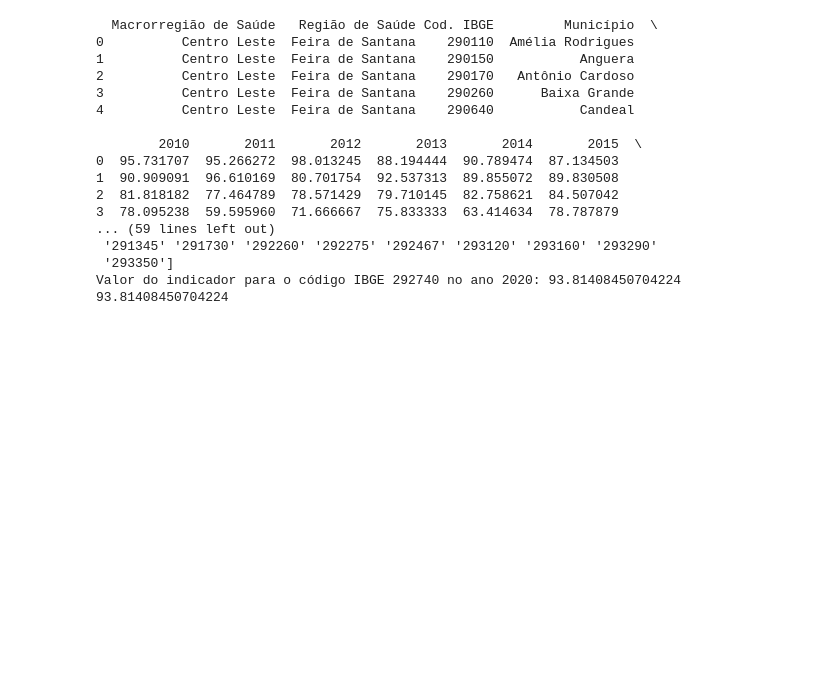
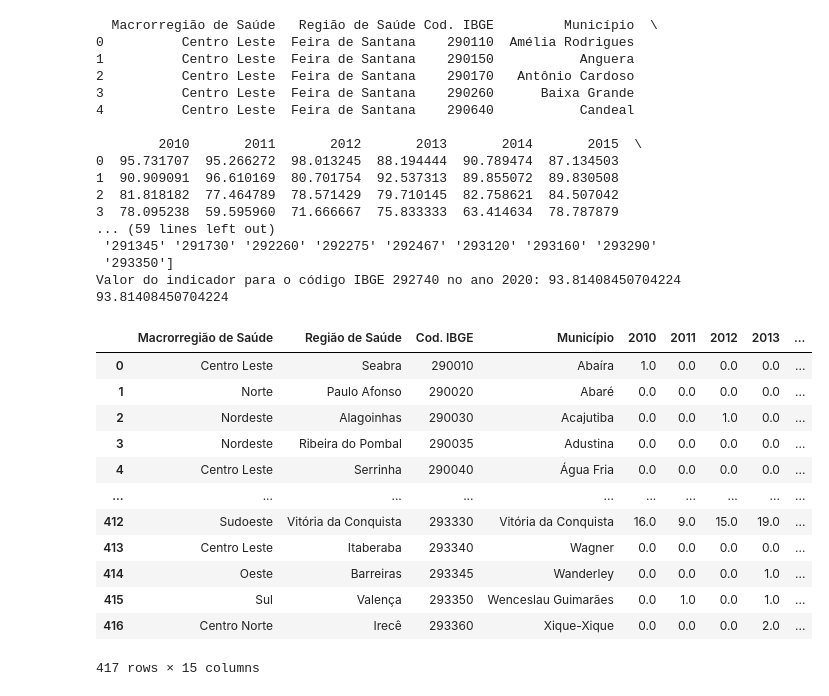
Before and after one commit to sasi-team/sasi-api, a Jupyter notebook: src/notebooks/estudos_saude_ibge.ipynb, the cells around one changed output. Drawn from its saved outputs; the diff is of its cells as text; code cells hidden in the pictures; blank space fills up the shorter version.

```diff
--- a/src/notebooks/estudos_saude_ibge.ipynb
+++ b/src/notebooks/estudos_saude_ibge.ipynb
@@ -895,3 +917,22 @@ print(get_indicator_value(df_indicador, 2927408, '2020'))
  '293350']
 Valor do indicador para o código IBGE 292740 no ano 2020: 93.81408450704224
 93.81408450704224
+# %%
+indicador_8 = pd.read_csv('../../assets/indicadores/indicador_8.csv')
+# Converter a coluna 'Cod. IBGE' para inteiro
+indicador_8['Cod. IBGE'] = indicador_8['Cod. IBGE'].astype(int)
+indicador_8
+# %% [output]
+|  | Macrorregião de Saúde | Região de Saúde | Cod. IBGE | Município | 2010 | 2011 | 2012 | 2013 | ... |
+| 0 | Centro Leste | Seabra | 290010 | Abaíra | 1.0 | 0.0 | 0.0 | 0.0 | ... |
+| 1 | Norte | Paulo Afonso | 290020 | Abaré | 0.0 | 0.0 | 0.0 | 0.0 | ... |
+| 2 | Nordeste | Alagoinhas | 290030 | Acajutiba | 0.0 | 0.0 | 1.0 | 0.0 | ... |
+| 3 | Nordeste | Ribeira do Pombal | 290035 | Adustina | 0.0 | 0.0 | 0.0 | 0.0 | ... |
+| 4 | Centro Leste | Serrinha | 290040 | Água Fria | 0.0 | 0.0 | 0.0 | 0.0 | ... |
+| ... | ... | ... | ... | ... | ... | ... | ... | ... | ... |
+| 412 | Sudoeste | Vitória da Conquista | 293330 | Vitória da Conquista | 16.0 | 9.0 | 15.0 | 19.0 | ... |
+| 413 | Centro Leste | Itaberaba | 293340 | Wagner | 0.0 | 0.0 | 0.0 | 0.0 | ... |
+| 414 | Oeste | Barreiras | 293345 | Wanderley | 0.0 | 0.0 | 0.0 | 1.0 | ... |
+| 415 | Sul | Valença | 293350 | Wenceslau Guimarães | 0.0 | 1.0 | 0.0 | 1.0 | ... |
+| 416 | Centro Norte | Irecê | 293360 | Xique-Xique | 0.0 | 0.0 | 0.0 | 2.0 | ... |
+417 rows × 15 columns
```
Also changed, not shown: parts of 2 cells of this notebook, 6 other files.
